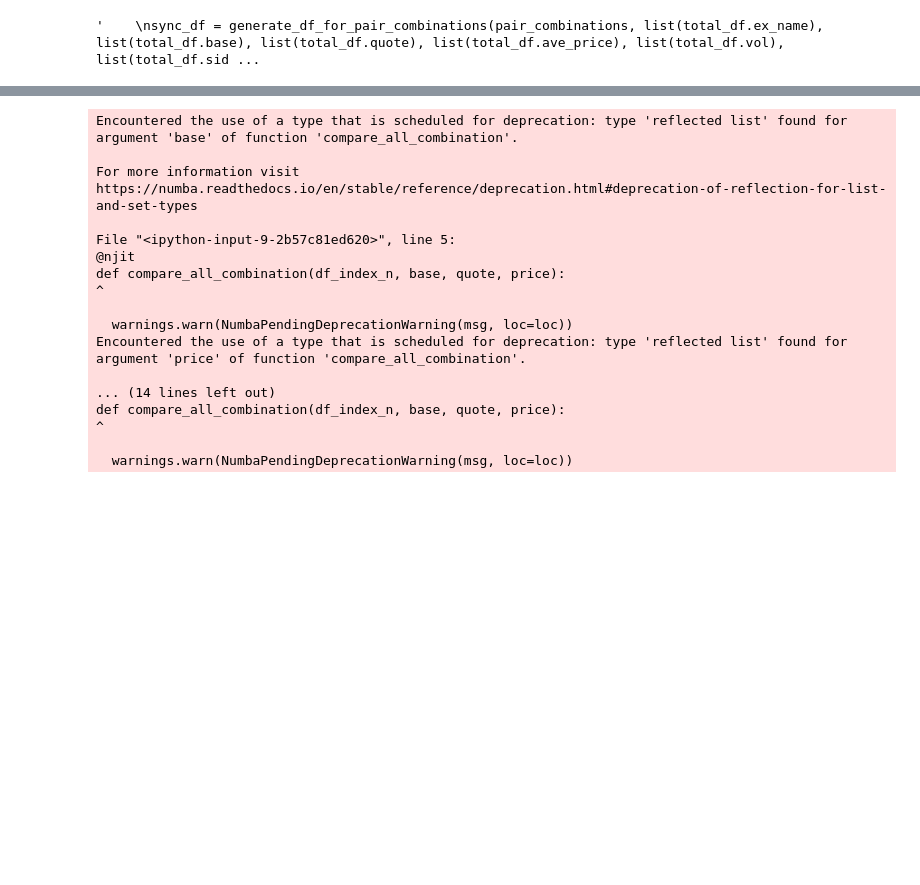
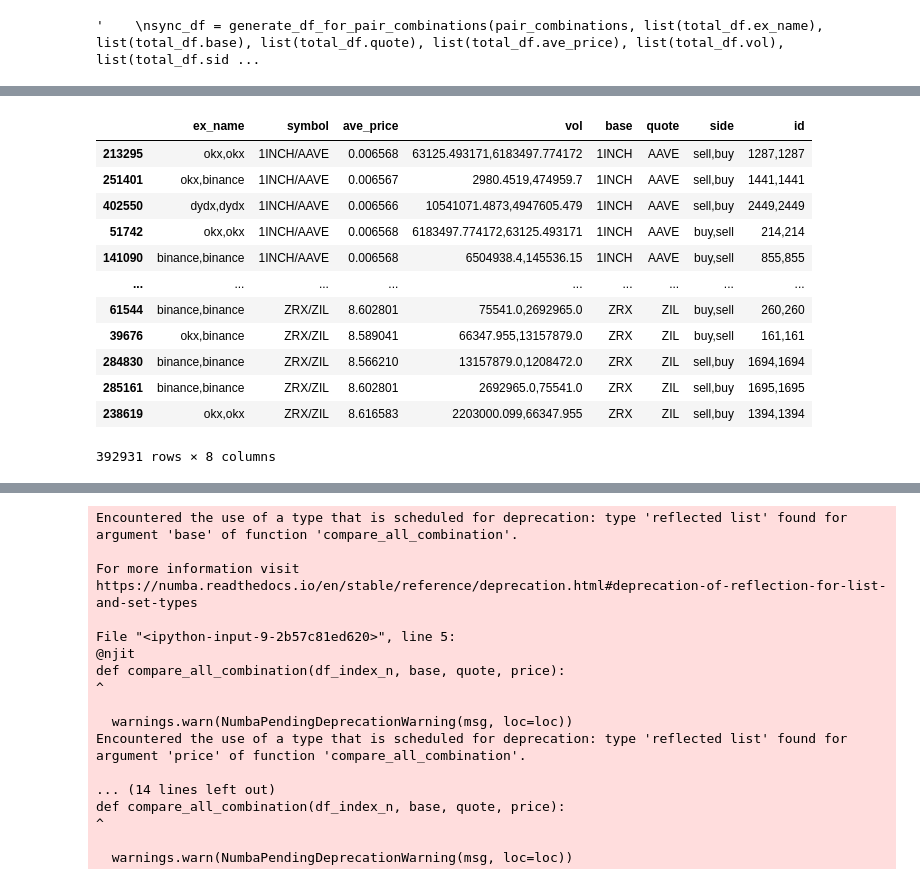
Before and after one commit to alunfes/1m-btc-data, a Jupyter notebook: Cartpole_test.ipynb, the cells around one changed output, grey strips where cells are left out. Cells and saved outputs as stored; diff of their text form; code cells hidden in the pictures; blank space fills up the shorter version.

```diff
--- a/Cartpole_test.ipynb
+++ b/Cartpole_test.ipynb
@@ -645,0 +700,16 @@ Maximum ave_price: 2178649237.472767
+# %%
+final_df
+# %% [output]
+|  | ex_name | symbol | ave_price | vol | base | quote | side | id |
+| 213295 | okx,okx | 1INCH/AAVE | 0.006568 | 63125.493171,6183497.774172 | 1INCH | AAVE | sell,buy | 1287,1287 |
+| 251401 | okx,binance | 1INCH/AAVE | 0.006567 | 2980.4519,474959.7 | 1INCH | AAVE | sell,buy | 1441,1441 |
+| 402550 | dydx,dydx | 1INCH/AAVE | 0.006566 | 10541071.4873,4947605.479 | 1INCH | AAVE | sell,buy | 2449,2449 |
+| 51742 | okx,okx | 1INCH/AAVE | 0.006568 | 6183497.774172,63125.493171 | 1INCH | AAVE | buy,sell | 214,214 |
+| 141090 | binance,binance | 1INCH/AAVE | 0.006568 | 6504938.4,145536.15 | 1INCH | AAVE | buy,sell | 855,855 |
+| ... | ... | ... | ... | ... | ... | ... | ... | ... |
+| 61544 | binance,binance | ZRX/ZIL | 8.602801 | 75541.0,2692965.0 | ZRX | ZIL | buy,sell | 260,260 |
+| 39676 | okx,binance | ZRX/ZIL | 8.589041 | 66347.955,13157879.0 | ZRX | ZIL | buy,sell | 161,161 |
+| 284830 | binance,binance | ZRX/ZIL | 8.566210 | 13157879.0,1208472.0 | ZRX | ZIL | sell,buy | 1694,1694 |
+| 285161 | binance,binance | ZRX/ZIL | 8.602801 | 2692965.0,75541.0 | ZRX | ZIL | sell,buy | 1695,1695 |
+| 238619 | okx,okx | ZRX/ZIL | 8.616583 | 2203000.099,66347.955 | ZRX | ZIL | sell,buy | 1394,1394 |
+392931 rows × 8 columns
```
Also changed, not shown: parts of 19 cells of this notebook.
